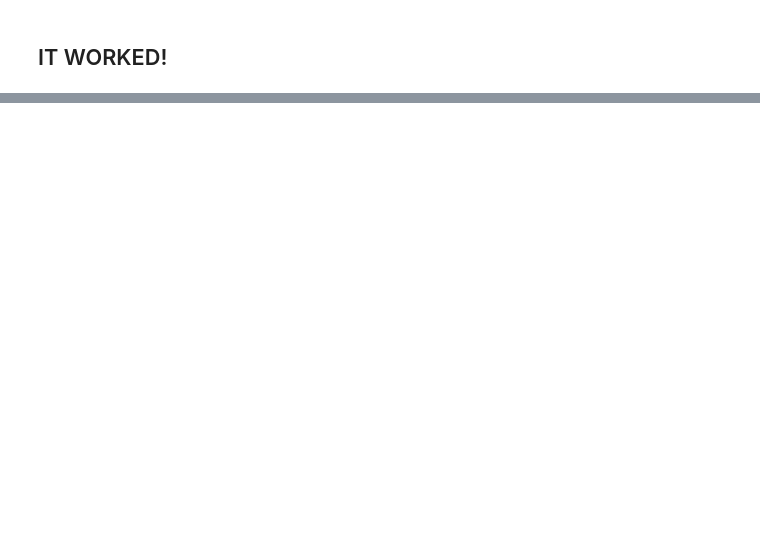
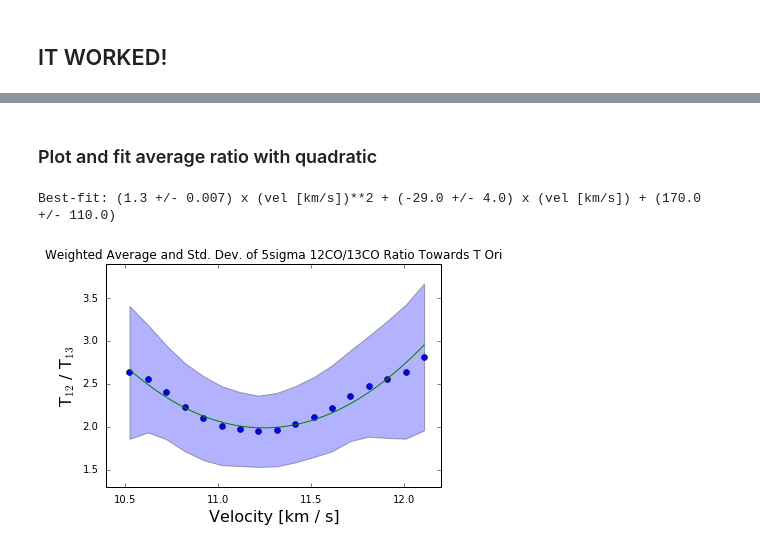
Before and after one commit to jrobbfed/carma, a Jupyter notebook: notebooks/Calculate Shell Mass, Momentum and Kinetic Energy.ipynb, the cells around one changed output, grey strips where cells are left out. Drawn from its saved outputs; the diff is of its cells as text; code cells hidden in the pictures; blank space fills up the shorter version.

```diff
--- a/notebooks/Calculate Shell Mass, Momentum and Kinetic Energy.ipynb
+++ b/notebooks/Calculate Shell Mass, Momentum and Kinetic Energy.ipynb
@@ -182,0 +318,36 @@ plt.imshow(obs_cube_masked[40].data, interpolation='none')
+# %%
+#ratio_weighted_average = [np.average(ratio_5sig[i], weights=1./(sigma_ratio_5sig[i])**2.).value
+#                          for i in range(ratio_5sig.shape[0])]
+#ratio_weighted_std = [np.average(ratio_5sig[i], weights=1./(sigma_ratio_5sig[i])**2.).value
+#                          for i in range(ratio_5sig.shape[0])]
+ratio_weighted_average = np.average(ratio_5sig.filled_data[:,:,:], weights=weights, axis=(1,2))
+resids_squared = (ratio_5sig - ratio_weighted_average[:,np.newaxis,np.newaxis])**2.
+ratio_weighted_std = np.sqrt(np.average(resids_squared, weights=weights, axis=(1,2)))
+# %% [markdown]
+### Plot and fit average ratio with quadratic
+# %%
+notnan = ~np.isnan(ratio_weighted_average)
+vel = ratio_5sig.spectral_axis.to(u.km/u.s).value
+fit_coeff, fit_cov = np.polyfit(vel[notnan], ratio_weighted_average[notnan], 2, w=(1/ratio_weighted_std[notnan]), cov=True)
+#plt.errorbar(vel, ratio_weighted_average, ratio_weighted_std,
+#             marker='o')
+plt.plot(vel, ratio_weighted_average, 'o')
+p = np.poly1d(fit_coeff)
+xfit = np.linspace(vel[notnan][0], vel[notnan][-1], 1000)
+yfit = p(xfit)
+print("Best-fit: ({} +/- {}) x (vel [km/s])**2 + ({} +/- {}) x (vel [km/s]) + ({} +/- {})".format(
+        round(fit_coeff[0],3), round(fit_cov[0,0],3),
+        round(fit_coeff[1],0), round(fit_cov[1,1],0),
+        round(fit_coeff[2], -1), round(fit_cov[2,2],-1)))
+plt.plot(xfit, yfit)
+plt.fill_between(vel,
+    ratio_weighted_average+ratio_weighted_std, ratio_weighted_average-ratio_weighted_std,
+                alpha=0.3)
+plt.ylabel(r"T$_{12}$ / T$_{13}$", size=16)
+plt.xlabel("Velocity [km / s]", size=16)
+plt.ylim(1.3,3.9)
+plt.title("Weighted Average and Std. Dev. of 5sigma 12CO/13CO Ratio Towards T Ori")
+plt.savefig("shell_ratio_fit.png")
+# %% [output]
+Best-fit: (1.3 +/- 0.007) x (vel [km/s])**2 + (-29.0 +/- 4.0) x (vel [km/s]) + (170.0 +/- 110.0)
+[figure, added]
```
Also changed, not shown: parts of 21 cells of this notebook, 2 other files.
